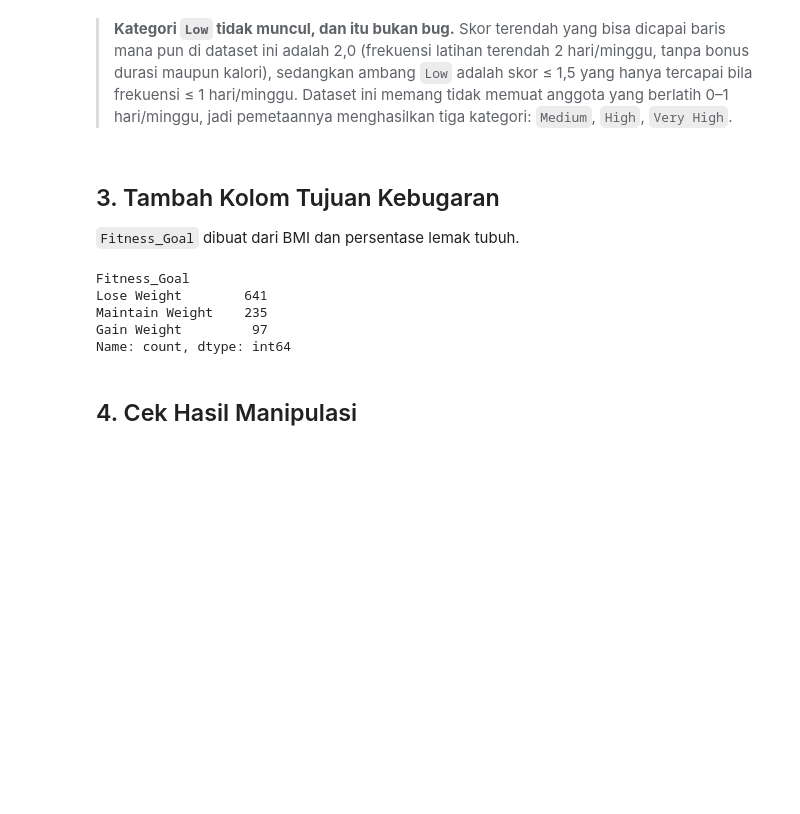
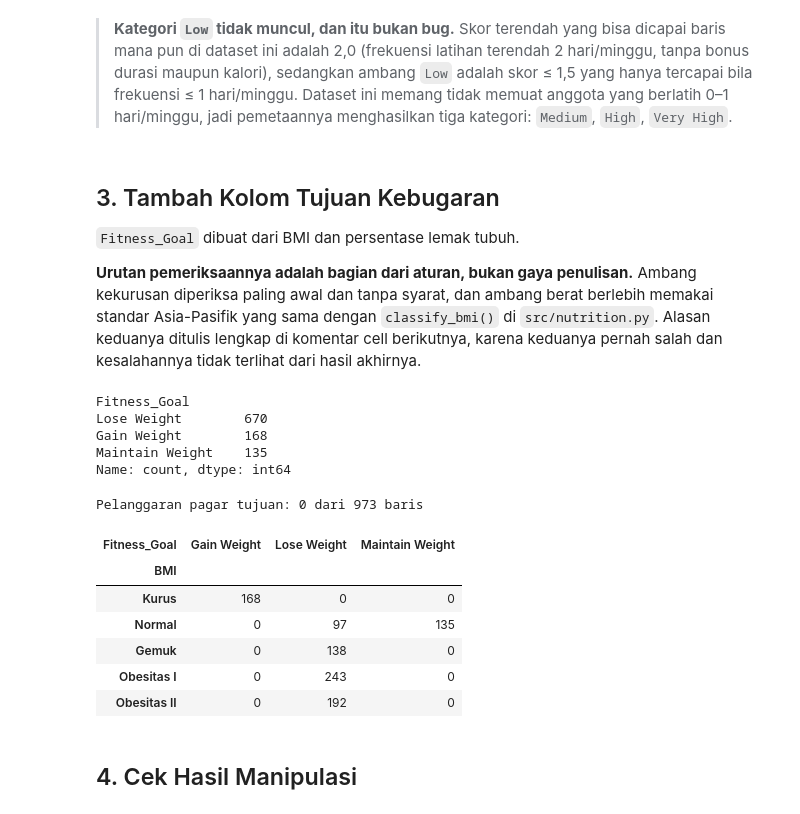
Before and after one commit to Fuad208/NutriFit, a Jupyter notebook: gym_members_user_manipulation.ipynb, the cells around one changed output. Drawn from its saved outputs; the diff is of its cells as text; code cells hidden in the pictures; blank space fills up the shorter version.

```diff
--- a/gym_members_user_manipulation.ipynb
+++ b/gym_members_user_manipulation.ipynb
@@ -126,26 +126,90 @@ Name: count, dtype: int64
 ## 3. Tambah Kolom Tujuan Kebugaran
 
 `Fitness_Goal` dibuat dari BMI dan persentase lemak tubuh.
+
+**Urutan pemeriksaannya adalah bagian dari aturan, bukan gaya penulisan.** Ambang
+kekurusan diperiksa paling awal dan tanpa syarat, dan ambang berat berlebih memakai
+standar Asia-Pasifik yang sama dengan `classify_bmi()` di `src/nutrition.py`. Alasan
+keduanya ditulis lengkap di komentar cell berikutnya, karena keduanya pernah salah
+dan kesalahannya tidak terlihat dari hasil akhirnya.
 # %%
+# URUTAN PEMERIKSAAN ADALAH BAGIAN DARI ATURANNYA.
+#
+# Versi sebelumnya memeriksa `fat_percentage >= 28` LEBIH DULU, sehingga 71 anggota
+# ber-BMI di bawah 18,5 -- yang terendah 12,32 -- ikut berlabel "Lose Weight" dan
+# tidak pernah sampai ke cabang "Gain Weight" di bawahnya. Menyuruh orang yang
+# sangat kurus menurunkan berat badan bukan sekadar tidak akurat; itu berbahaya.
+# Jadi ambang kekurusan sekarang diperiksa paling awal dan tanpa syarat apa pun.
+#
+# AMBANG BERAT BERLEBIH MEMAKAI STANDAR ASIA-PASIFIK, SAMA DENGAN APLIKASINYA.
+# `classify_bmi()` di src/nutrition.py menggolongkan BMI 23-25 sebagai "Gemuk",
+# sedangkan aturan ini dulu memakai ambang WHO (25). Selisih itu membuat 138
+# anggota tampil sebagai "Gemuk" di layar aplikasi tetapi diberi tujuan
+# "Maintain Weight" oleh label -- layar dan data saling bertentangan tentang orang
+# yang sama. Sekarang keduanya berdiri di atas satu ambang.
+#
+# `fat_percentage` SENGAJA DIPERTAHANKAN untuk rentang BMI normal. Tanpa itu,
+# Fitness_Goal menjadi fungsi murni dari BMI -- padahal BMI juga salah satu fitur
+# numerik K-Prototypes, sehingga informasi yang sama akan masuk dua kali ke dalam
+# fungsi jarak. Persentase lemak memberi atribut ini isi yang tidak bisa ditebak
+# dari BMI saja: 97 anggota ber-BMI normal dengan lemak >= 28% tetap diarahkan
+# menurunkan berat, dan itu memang kondisi yang berbeda dari sekadar berat normal.
 def assign_tujuan_kebugaran(row):
     bmi = row["BMI"]
     fat_percentage = row["Fat_Percentage"]
 
-    if bmi >= 25 or fat_percentage >= 28:
+    if bmi < 18.5:                                # Kurus
+        return "Gain Weight"
+    if bmi >= 23 or fat_percentage >= 28:         # Gemuk / Obesitas I / Obesitas II
         return "Lose Weight"
-    if bmi < 18.5:
-        return "Gain Weight"
-    return "Maintain Weight"
+    return "Maintain Weight"                      # Normal
 
 
 df["Fitness_Goal"] = df.apply(assign_tujuan_kebugaran, axis=1)
 df["Fitness_Goal"].value_counts()
 # %% [output]
 Fitness_Goal
-Lose Weight        641
-Maintain Weight    235
-Gain Weight         97
+Lose Weight        670
+Gain Weight        168
+Maintain Weight    135
 Name: count, dtype: int64
+# %%
+# BUKTI BAHWA ATURANNYA MEMANG BERLAKU, bukan sekadar dipercaya.
+#
+# Aturan pagar tujuan di aplikasi berbunyi: anggota berkategori Kurus tidak boleh
+# diarahkan menurunkan berat, dan anggota berkategori Gemuk ke atas tidak boleh
+# diarahkan menaikkan berat. Pemeriksaan ini memakai `classify_bmi()` MILIK
+# APLIKASI, bukan menyalin ambangnya ke sini -- kalau suatu saat ambang di
+# src/nutrition.py digeser tanpa notebook ini ikut diperbarui, cell ini gagal dan
+# ketidakcocokannya ketahuan saat itu juga, bukan setelah sampai ke pengguna.
+from src.nutrition import classify_bmi
+
+kategori = df["BMI"].apply(classify_bmi)
+urutan = ["Kurus", "Normal", "Gemuk", "Obesitas I", "Obesitas II"]
+
+terlarang = {
+    "Kurus": "Lose Weight",
+    "Gemuk": "Gain Weight",
+    "Obesitas I": "Gain Weight",
+    "Obesitas II": "Gain Weight",
+}
+melanggar = sum(
+    int(((kategori == kat) & (df["Fitness_Goal"] == tujuan)).sum())
+    for kat, tujuan in terlarang.items()
+)
+assert melanggar == 0, f"{melanggar} baris melanggar pagar tujuan berbasis BMI"
+
+print(f"Pelanggaran pagar tujuan: {melanggar} dari {len(df)} baris")
+pd.crosstab(kategori, df["Fitness_Goal"]).reindex(urutan).fillna(0).astype(int)
+# %% [output]
+Pelanggaran pagar tujuan: 0 dari 973 baris
+| Fitness_Goal | Gain Weight | Lose Weight | Maintain Weight |
+| BMI |  |  |  |
+| Kurus | 168 | 0 | 0 |
+| Normal | 0 | 97 | 135 |
+| Gemuk | 0 | 138 | 0 |
+| Obesitas I | 0 | 243 | 0 |
+| Obesitas II | 0 | 192 | 0 |
 # %% [markdown]
 ## 4. Cek Hasil Manipulasi
 # %%
```
Also changed, not shown: parts of 1 cell of this notebook, 40 other files.
